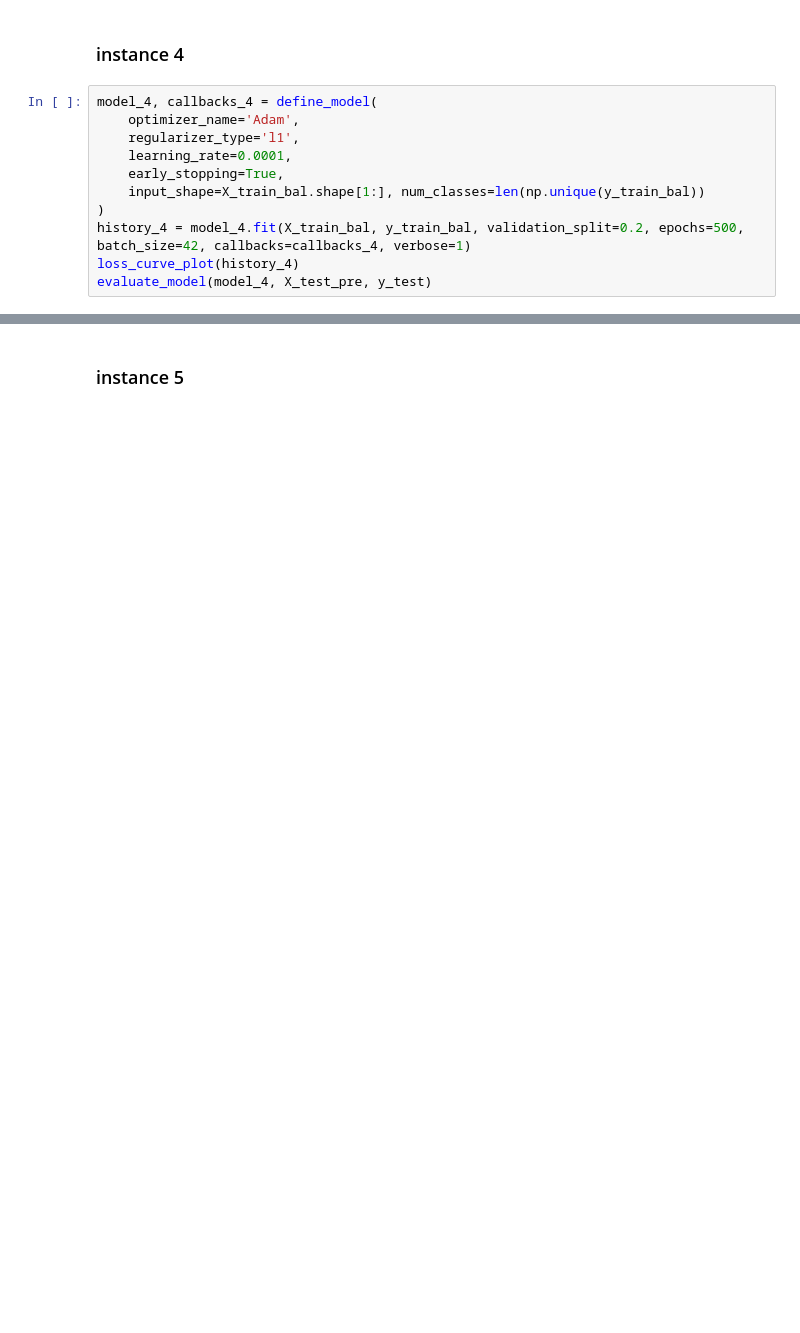
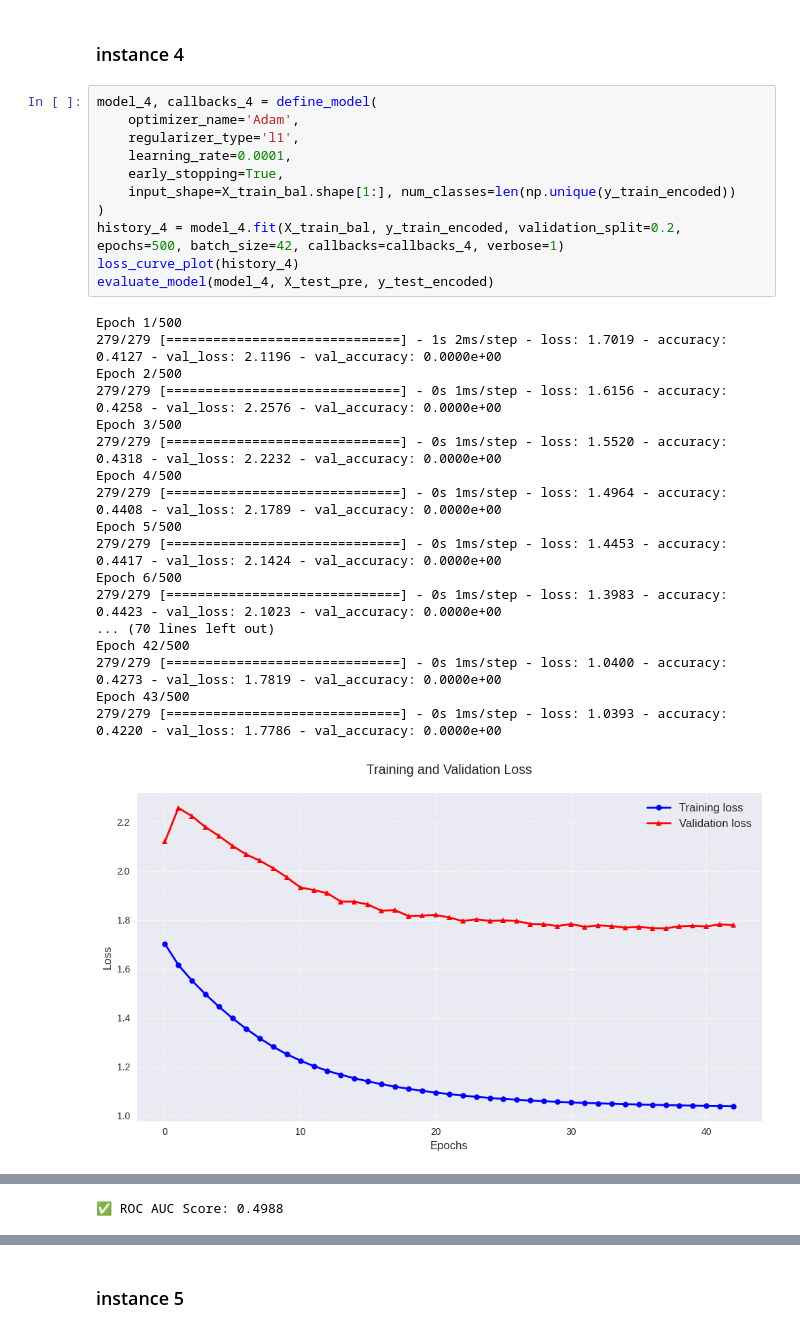
Before and after one commit to NiyonshutiDavid/Intro2ML_Summative, a Jupyter notebook: Summative_Intro_to_ml_[David Niyonshuti]_assignment_FIXED.ipynb, the cells around one changed output, grey strips where cells are left out. Drawn from its saved outputs; the diff is of its cells as text; blank space fills up the shorter version.

```diff
--- a/Summative_Intro_to_ml_[David Niyonshuti]_assignment_FIXED.ipynb
+++ b/Summative_Intro_to_ml_[David Niyonshuti]_assignment_FIXED.ipynb
@@ -1122,11 +1250,30 @@ evaluate_model(model_3, X_test_pre, y_test)
 # %%
 model_4, callbacks_4 = define_model(
     optimizer_name='Adam',
     regularizer_type='l1',
     learning_rate=0.0001,
     early_stopping=True,
-    input_shape=X_train_bal.shape[1:], num_classes=len(np.unique(y_train_bal))
+    input_shape=X_train_bal.shape[1:], num_classes=len(np.unique(y_train_encoded))
 )
-history_4 = model_4.fit(X_train_bal, y_train_bal, validation_split=0.2, epochs=500, batch_size=42, callbacks=callbacks_4, verbose=1)
+history_4 = model_4.fit(X_train_bal, y_train_encoded, validation_split=0.2, epochs=500, batch_size=42, callbacks=callbacks_4, verbose=1)
 loss_curve_plot(history_4)
-evaluate_model(model_4, X_test_pre, y_test)
+evaluate_model(model_4, X_test_pre, y_test_encoded)
+# %% [output]
+Epoch 1/500
+279/279 [==============================] - 1s 2ms/step - loss: 1.7019 - accuracy: 0.4127 - val_loss: 2.1196 - val_accuracy: 0.0000e+00
+Epoch 2/500
+279/279 [==============================] - 0s 1ms/step - loss: 1.6156 - accuracy: 0.4258 - val_loss: 2.2576 - val_accuracy: 0.0000e+00
+Epoch 3/500
+279/279 [==============================] - 0s 1ms/step - loss: 1.5520 - accuracy: 0.4318 - val_loss: 2.2232 - val_accuracy: 0.0000e+00
+Epoch 4/500
+279/279 [==============================] - 0s 1ms/step - loss: 1.4964 - accuracy: 0.4408 - val_loss: 2.1789 - val_accuracy: 0.0000e+00
+Epoch 5/500
+279/279 [==============================] - 0s 1ms/step - loss: 1.4453 - accuracy: 0.4417 - val_loss: 2.1424 - val_accuracy: 0.0000e+00
+Epoch 6/500
+279/279 [==============================] - 0s 1ms/step - loss: 1.3983 - accuracy: 0.4423 - val_loss: 2.1023 - val_accuracy: 0.0000e+00
+... (70 lines left out)
+Epoch 42/500
+279/279 [==============================] - 0s 1ms/step - loss: 1.0400 - accuracy: 0.4273 - val_loss: 1.7819 - val_accuracy: 0.0000e+00
+Epoch 43/500
+279/279 [==============================] - 0s 1ms/step - loss: 1.0393 - accuracy: 0.4220 - val_loss: 1.7786 - val_accuracy: 0.0000e+00
+[figure, added]
@@ -1132,0 +1299 @@ evaluate_model(model_4, X_test_pre, y_test)
+✅ ROC AUC Score: 0.4988
```
Also changed, not shown: parts of 23 cells of this notebook, 1 other file.
